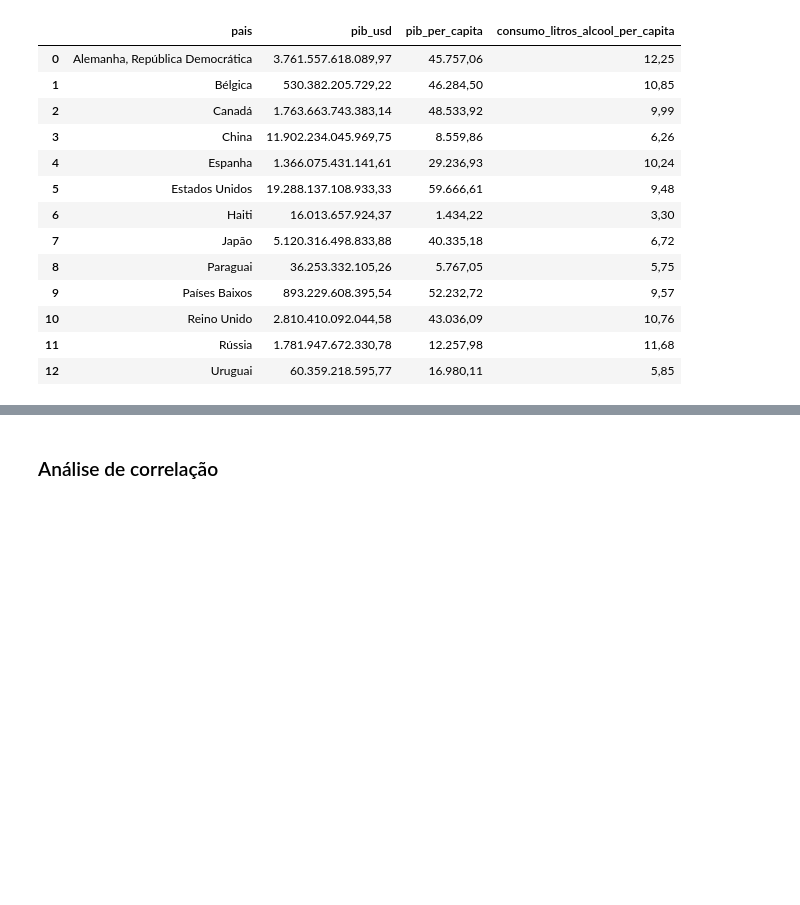
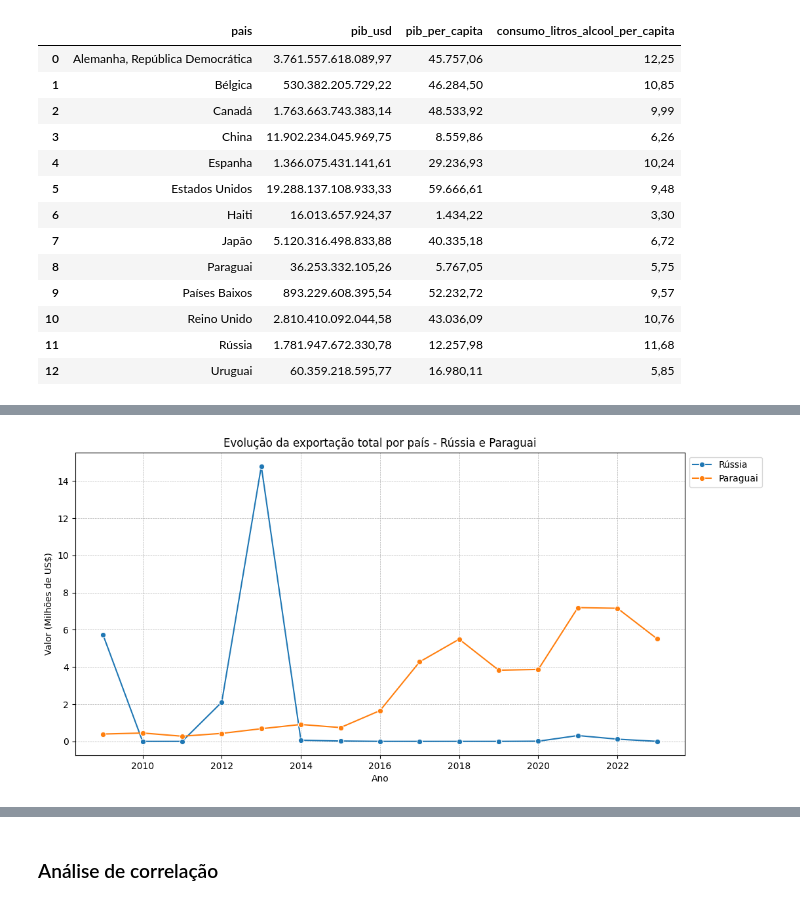
Before and after one commit to edupmon/fiap, a Jupyter notebook: pos-tech/data-analytics/fase-1/04-tech-challenge/fase-1-tech-challenge-data-analytics.ipynb, the cells around one changed output, grey strips where cells are left out. Saved outputs shown, nothing was run; the diff lists cells and outputs as text; code cells hidden in the pictures; blank space fills up the shorter version.

```diff
--- a/pos-tech/data-analytics/fase-1/04-tech-challenge/fase-1-tech-challenge-data-analytics.ipynb
+++ b/pos-tech/data-analytics/fase-1/04-tech-challenge/fase-1-tech-challenge-data-analytics.ipynb
@@ -531,0 +535,18 @@ Não foram identificadas as razões para o pico de exportações para Rússia em
+# %%
+# Evolução da exportação total por país - Rússia e Paraguai
+
+plt.figure(figsize=(12, 6))
+
+paises_foco = ['Rússia', 'Paraguai']
+
+sns.lineplot(data=export_data_pais.query('pais in @paises_foco'),
+             x='ano', y='vlr_usd', hue='pais', marker='o')
+
+plt.title('Evolução da exportação total por país - Rússia e Paraguai')
+plt.xlabel('Ano')
+plt.ylabel('Valor (Milhões de US$)')
+plt.grid(True, which='both', linestyle='--', linewidth=0.5)
+plt.legend(bbox_to_anchor=(1, 1), loc='upper left')
+plt.show()
+# %% [output]
+[figure, added]
```
Also changed, not shown: parts of 25 cells of this notebook, 1 other file.
